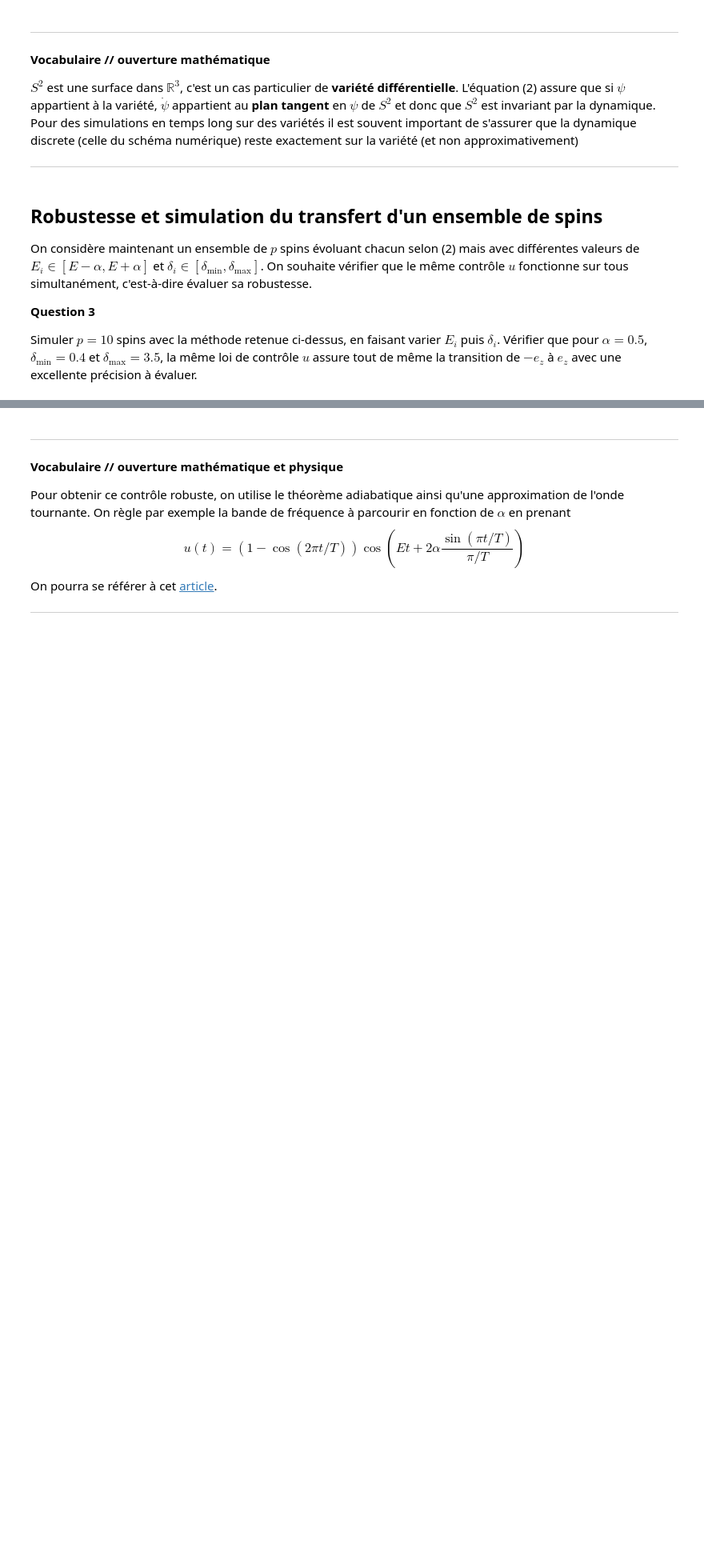
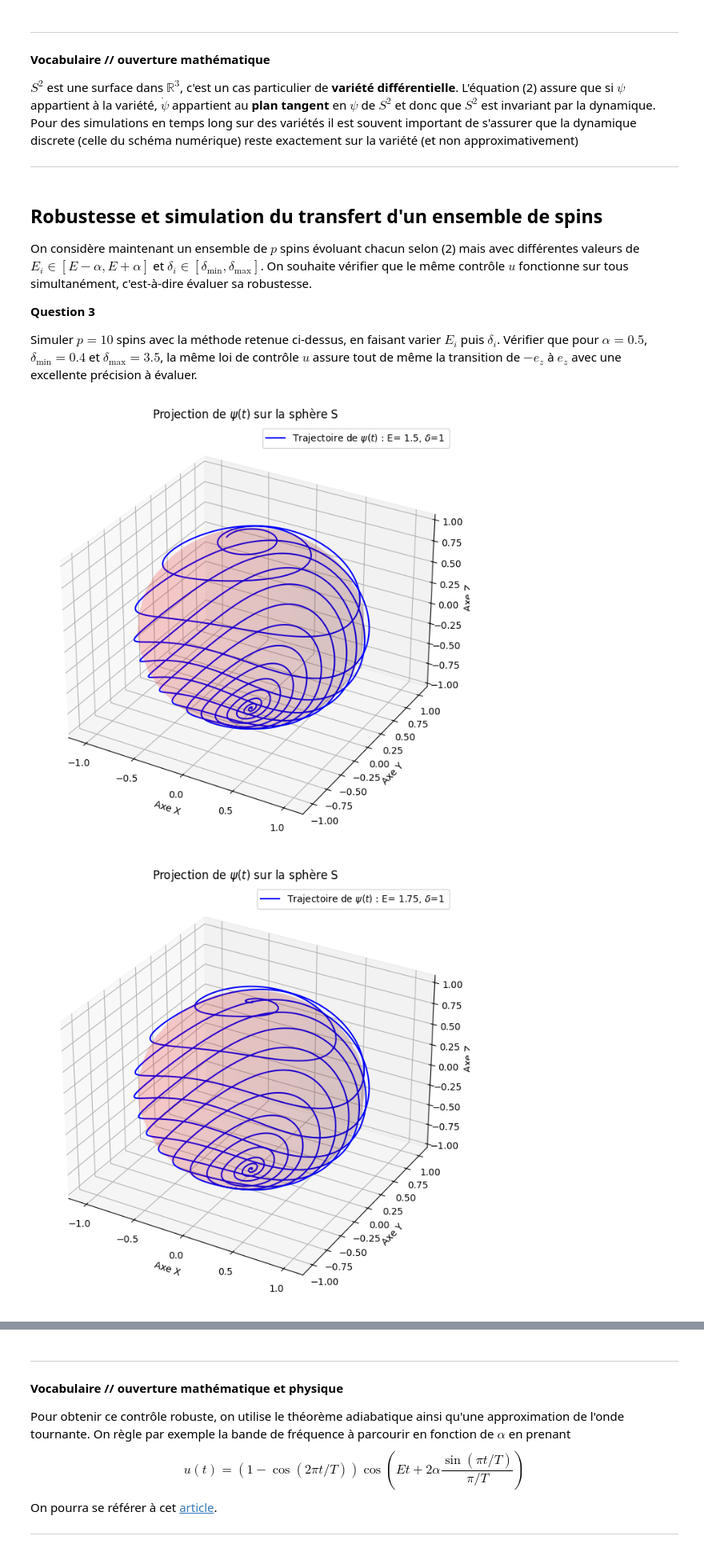
Before and after one commit to solenelosantos/Equations-diff-rentielles, a Jupyter notebook: Projet - Equations Différentielles - 2024.ipynb, the cells around one changed output, grey strips where cells are left out. Shown at 80% size. Cells and saved outputs as stored; diff of their text form; code cells hidden in the pictures; blank space fills up the shorter version.

```diff
--- a/Projet - Equations Différentielles - 2024.ipynb
+++ b/Projet - Equations Différentielles - 2024.ipynb
@@ -131,26 +234,0 @@ SyntaxError: incomplete input (2826254043.py, line 18)
-# %%
-# Essai euler_explicit
-E=2
-delta=1
-T=50
-u = lambda t: (1-np.cos(2*np.pi*t/T))*np.cos(E*t+ np.sin(np.pi *t/T)/(np.pi/T))
-psi_0=np.array([0,0,-1])
-dt=1e-3
-Omega_x=np.array([[0,0,0],[0,0,-1],[0,1,0]])
-Omega_z=np.array([[0,-1,0],[1,0,0],[0,0,0]])
-
-def euler_explicit(psi_0,t_0,t_f,E,delta,dt):
-    psi=psi_0
-    for t_j in np.arange (t_0, t_f, dt):
-        psi= psi + dt *np.dot((E*Omega_z+delta*u(t_j)*Omega_x),psi)
-    return psi
-
-def norme_psi(psi):
-    return np.sqrt((psi[0])**2+(psi[1])**2+ (psi[2])**2)
-
-euler_explicit(psi_0,0,T,E,delta,dt)
-
-#X= np.arange(0, T, 1)
-#Y = [ norme_psi(euler_explicit(psi_0,0,x,E,delta,dt)) for x in X ]
-#plt.plot(X, Y)
-#plt.show()
@@ -221,3 +247,21 @@ On considère maintenant un ensemble de $p$ spins évoluant chacun selon (2) mai
 **Question 3**
 
 Simuler $p=10$ spins avec la méthode retenue ci-dessus, en faisant varier $E_i$ puis $\delta_i$. Vérifier que pour $\alpha = 0.5$, $\delta_{\min}= 0.4$ et $\delta_{\max}= 3.5$, la même loi de contrôle $u$ assure tout de même la transition de $-e_z$ à $e_z$ avec une excellente précision à évaluer.
+# %%
+# Simulation de 10 spins avec le schéma Euler implicite.
+alpha = 0.5
+delta_min= 0.4
+delta_max = 3.5
+
+# Variations de Ei à delta constant :
+E_i= [1.5,1.75,2,2.25,2.5]
+for e in E_i :
+    euler_projete(psi_0,0,T,e,delta,dt)
+
+# Variation de delta à E constant :
+delta_i= [0.4,1.2,2,2.8,3.5]
+for delta in delta_i :
+    euler_projete(psi_0,0,T,E,delta,dt)
+# %% [output]
+[figure, added]
+[figure, added]
```
Also changed, not shown: parts of 6 cells of this notebook, 1 other file.
